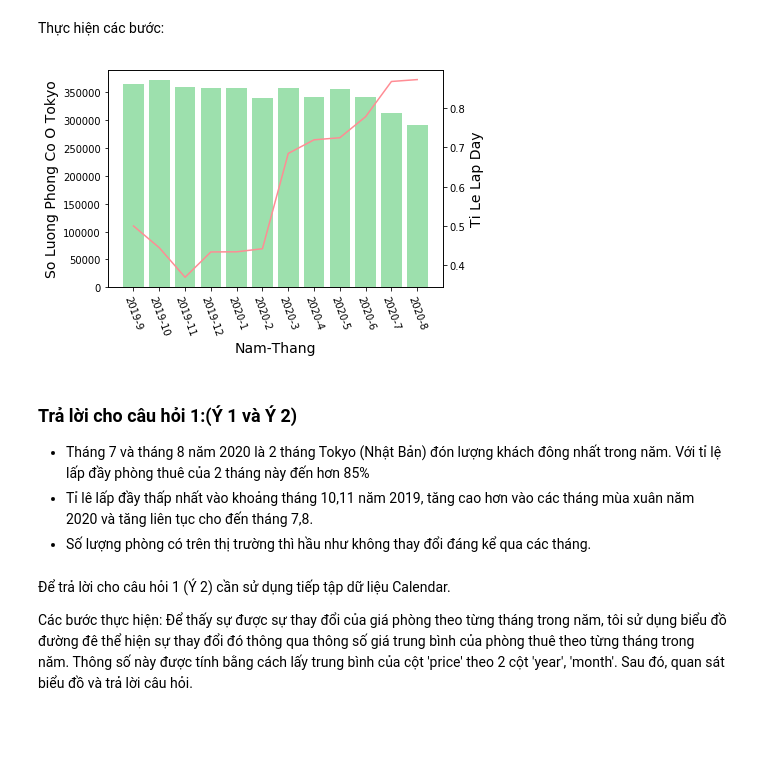
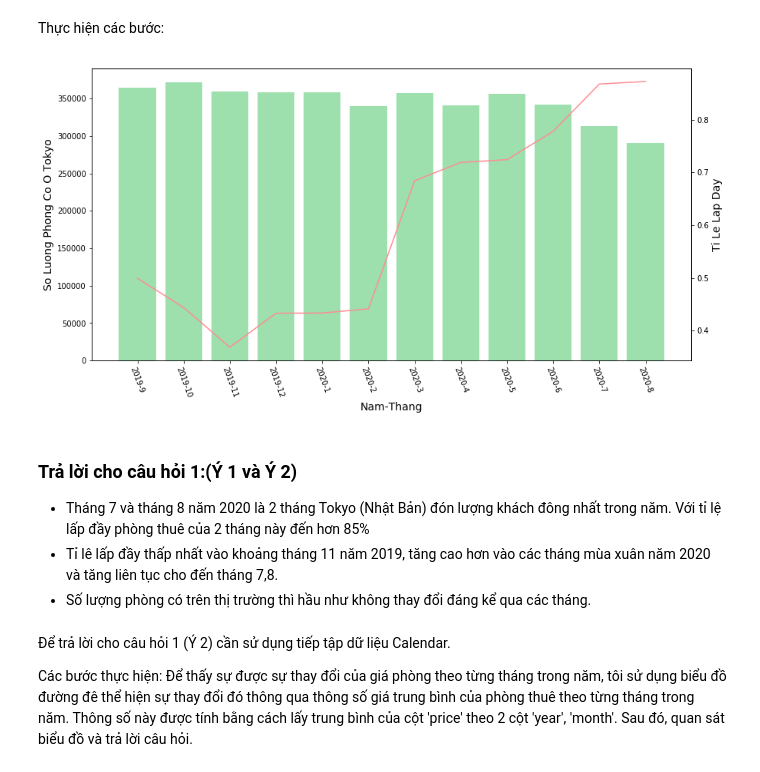
Before and after one commit to Tuyetmayy2410/LTKHDL_FinalProject, a Jupyter notebook: 1712892-NguyenThiTuyet.ipynb, the cells around one changed output. Saved outputs shown, nothing was run; the diff lists cells and outputs as text; code cells hidden in the pictures; blank space fills up the shorter version.

```diff
--- a/1712892-NguyenThiTuyet.ipynb
+++ b/1712892-NguyenThiTuyet.ipynb
@@ -532,20 +534,20 @@ df_sum_calendar['month'] = df_sum_calendar['month'].astype('str')
 df_sum_calendar['date'] = df_sum_calendar['year'].str.cat(df_sum_calendar['month'], sep='-')
 # %%
 #Buoc 3:Ve bieu do ket hop de the hien
-fig, ax1 = plt.subplots()
+fig, ax1 = plt.subplots(figsize=(14,7))
 plt.xticks(rotation=-70)
 ax2 = ax1.twinx()
 ax1.bar(df_sum_calendar['date'].iloc[1:], df_sum_calendar['available_total'].iloc[1:], color="#9DE0AD")
 ax2.plot(df_sum_calendar['date'].iloc[1:], df_sum_calendar['occupancy rate'].iloc[1:], color="#FF8C94")
 ax1.set_xlabel('Nam-Thang', fontsize = 14)
 ax1.set_ylabel('So Luong Phong Co O Tokyo', fontsize = 14)
 ax2.set_ylabel('Ti Le Lap Day', fontsize = 14);
 # %% [output]
-[figure, old version]
+[figure, new version]
 # %% [markdown]
 ### Trả lời cho câu hỏi 1:(Ý 1 và Ý 2)
 - Tháng 7 và tháng 8 năm 2020 là 2 tháng Tokyo (Nhật Bản) đón lượng khách đông nhất trong năm. Với tỉ lệ lấp đầy phòng thuê của 2 tháng này đến hơn 85%
-- Tỉ lê lấp đầy thấp nhất vào khoảng tháng 10,11 năm 2019, tăng cao hơn vào các tháng mùa xuân năm 2020 và tăng liên tục cho đến tháng 7,8.
+- Tỉ lê lấp đầy thấp nhất vào khoảng tháng 11 năm 2019, tăng cao hơn vào các tháng mùa xuân năm 2020 và tăng liên tục cho đến tháng 7,8.
 - Số lượng phòng có trên thị trường thì hầu như không thay đổi đáng kể qua các tháng.
 # %% [markdown]
 Để trả lời cho câu hỏi 1 (Ý 2) cần sử dụng tiếp tập dữ liệu Calendar.
```
Also changed, not shown: parts of 14 cells of this notebook.
